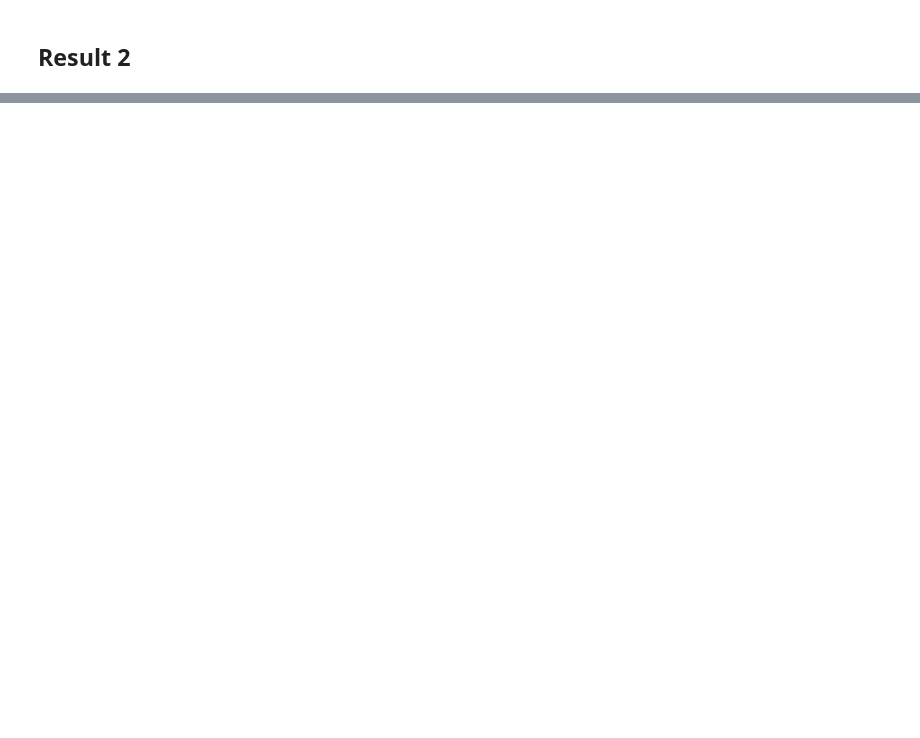
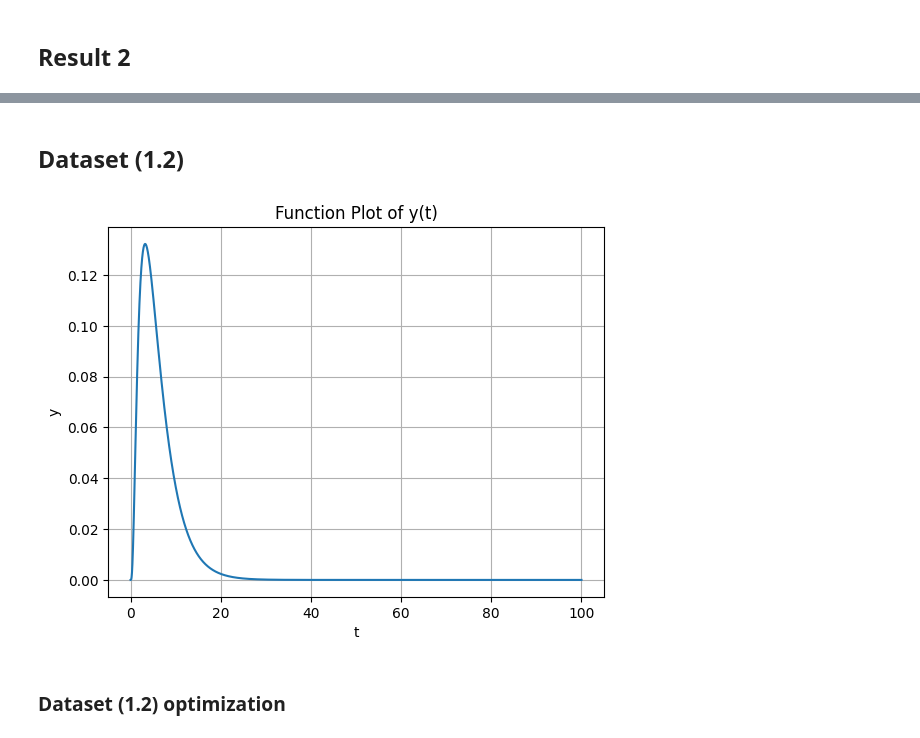
Before and after one commit to GrindelfP/project-skuld, a Jupyter notebook: cat/nn-python-test/nni-1d.ipynb, the cells around one changed output, grey strips where cells are left out. Drawn from its saved outputs; the diff is of its cells as text; code cells hidden in the pictures; blank space fills up the shorter version.

```diff
--- a/cat/nn-python-test/nni-1d.ipynb
+++ b/cat/nn-python-test/nni-1d.ipynb
@@ -1019,0 +1022,17 @@ error_for_result2
+# %% [markdown]
+## Dataset (1.2)
+# %%
+T, t_y = generate_data(func=t_func, lower=0, upper=100, n_samples=10000)
+# %%
+T_np = T.numpy()
+t_y_np = t_y.numpy()
+plt.plot(T_np, t_y_np)
+plt.xlabel('t')
+plt.ylabel('y')
+plt.title('Function Plot of y(t)')
+plt.grid(True)
+plt.show()
+# %% [output]
+[figure, added]
+# %% [markdown]
+### Dataset (1.2) optimization
```
Also changed, not shown: parts of 432 cells of this notebook.
